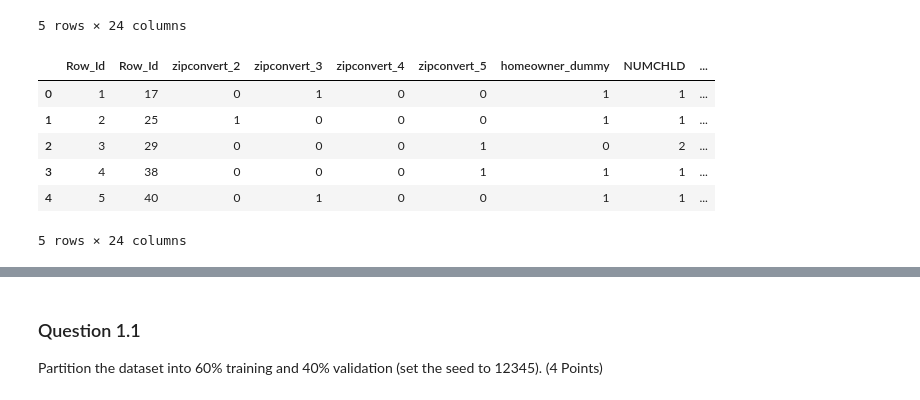
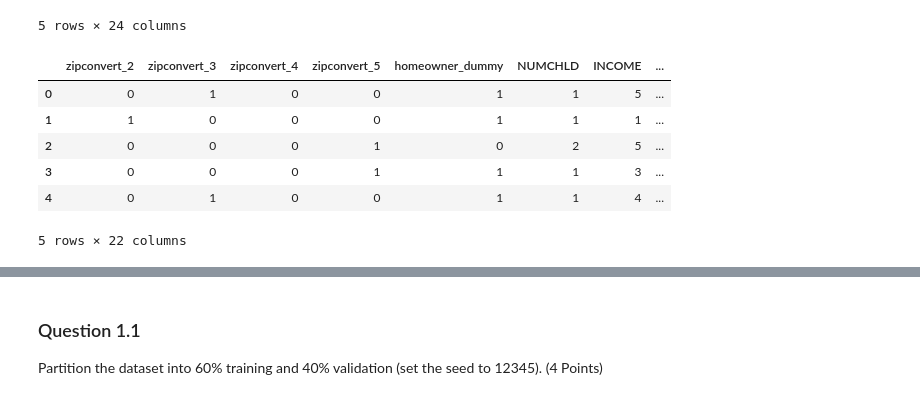
Before and after one commit to zachfreitas/ADS_505_Applied_Data_Sci_for_Business-, a Jupyter notebook: Module_4/Assignment_4/Assignment_4.ipynb, the cells around one changed output, grey strips where cells are left out. Drawn from its saved outputs; the diff is of its cells as text; code cells hidden in the pictures.

```diff
--- a/Module_4/Assignment_4/Assignment_4.ipynb
+++ b/Module_4/Assignment_4/Assignment_4.ipynb
@@ -52,13 +56,15 @@ df.head()
 # %%
 df_copy = df.copy()
 
 df_copy.columns = [d.replace(' ', '_').replace('.', '') for d in df_copy.columns]
+df_copy = df_copy.iloc[: , 2:]
+# df_copy = df_copy.drop('TARGET_D', axis=1)
 df_copy.head()
 # %% [output]
-|  | Row_Id | Row_Id | zipconvert_2 | zipconvert_3 | zipconvert_4 | zipconvert_5 | homeowner_dummy | NUMCHLD | ... |
-| 0 | 1 | 17 | 0 | 1 | 0 | 0 | 1 | 1 | ... |
-| 1 | 2 | 25 | 1 | 0 | 0 | 0 | 1 | 1 | ... |
-| 2 | 3 | 29 | 0 | 0 | 0 | 1 | 0 | 2 | ... |
-| 3 | 4 | 38 | 0 | 0 | 0 | 1 | 1 | 1 | ... |
-| 4 | 5 | 40 | 0 | 1 | 0 | 0 | 1 | 1 | ... |
+|  | zipconvert_2 | zipconvert_3 | zipconvert_4 | zipconvert_5 | homeowner_dummy | NUMCHLD | INCOME | ... |
+| 0 | 0 | 1 | 0 | 0 | 1 | 1 | 5 | ... |
+| 1 | 1 | 0 | 0 | 0 | 1 | 1 | 1 | ... |
+| 2 | 0 | 0 | 0 | 1 | 0 | 2 | 5 | ... |
+| 3 | 0 | 0 | 0 | 1 | 1 | 1 | 3 | ... |
+| 4 | 0 | 1 | 0 | 0 | 1 | 1 | 4 | ... |
-5 rows × 24 columns
+5 rows × 22 columns
```
Also changed, not shown: parts of 67 cells of this notebook.
